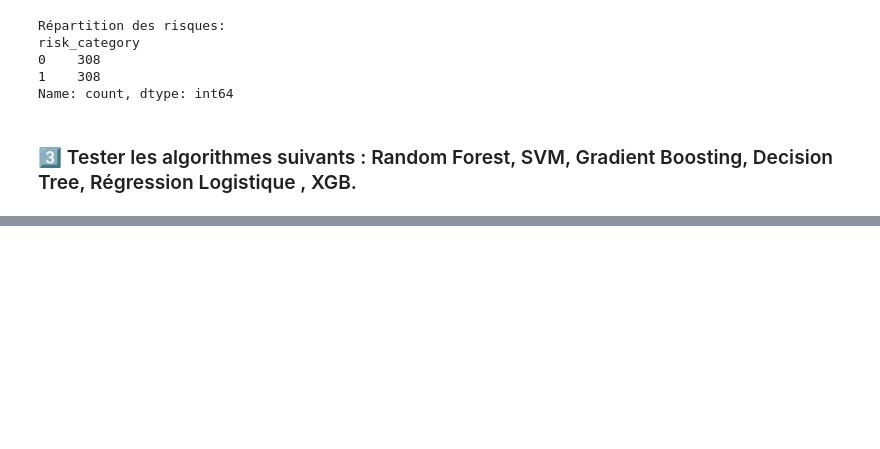
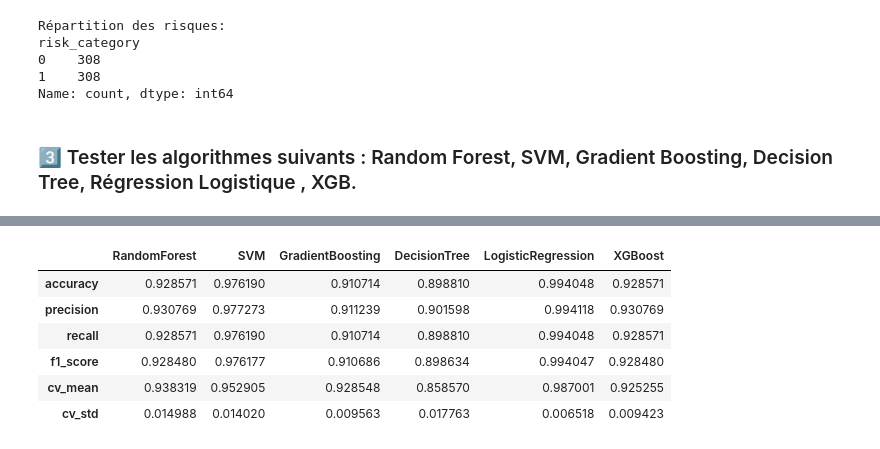
Before and after one commit to bouchramilo/Analysis_and_Prediction_of_the_Risk_of_Diabetes, a Jupyter notebook: Pretraitement.ipynb, the cells around one changed output, grey strips where cells are left out. Saved outputs shown, nothing was run; the diff lists cells and outputs as text; code cells hidden in the pictures; blank space fills up the shorter version.

```diff
--- a/Pretraitement.ipynb
+++ b/Pretraitement.ipynb
@@ -1177,0 +1211,10 @@ CV F1-Score: 0.9253 (+/- 0.0188)
+# %%
+pd.DataFrame(resultats_scores)
+# %% [output]
+|  | RandomForest | SVM | GradientBoosting | DecisionTree | LogisticRegression | XGBoost |
+| accuracy | 0.928571 | 0.976190 | 0.910714 | 0.898810 | 0.994048 | 0.928571 |
+| precision | 0.930769 | 0.977273 | 0.911239 | 0.901598 | 0.994118 | 0.930769 |
+| recall | 0.928571 | 0.976190 | 0.910714 | 0.898810 | 0.994048 | 0.928571 |
+| f1_score | 0.928480 | 0.976177 | 0.910686 | 0.898634 | 0.994047 | 0.928480 |
+| cv_mean | 0.938319 | 0.952905 | 0.928548 | 0.858570 | 0.987001 | 0.925255 |
+| cv_std | 0.014988 | 0.014020 | 0.009563 | 0.017763 | 0.006518 | 0.009423 |
```
Also changed, not shown: parts of 7 cells of this notebook.
